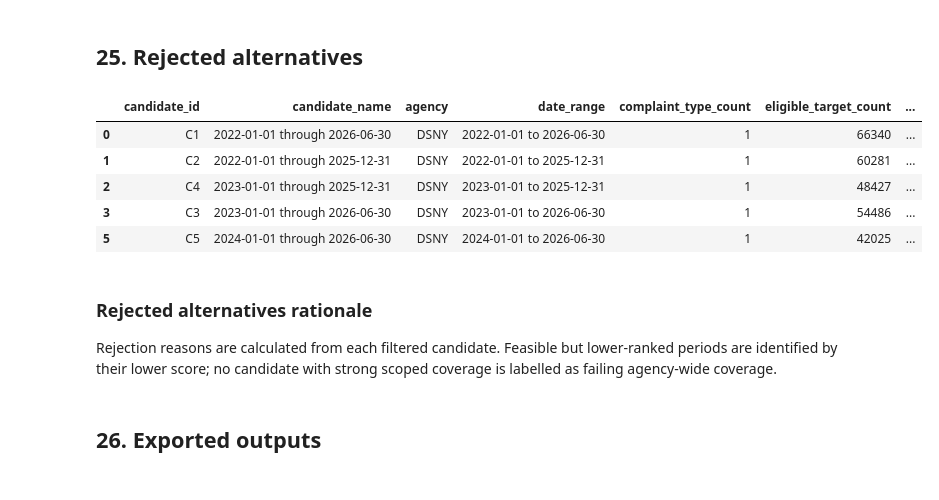
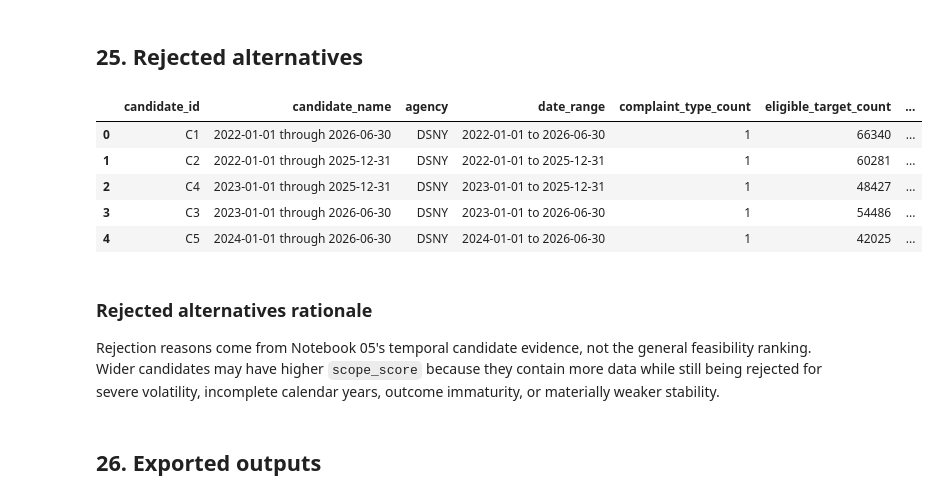
Before and after one commit to mmubashir95/urban-operations-intelligence-platform, a Jupyter notebook: notebooks/04_scope_selection.ipynb, the cells around one changed output. Drawn from its saved outputs; the diff is of its cells as text; code cells hidden in the pictures.

Commit message:
Unify final scope decision path

```diff
--- a/notebooks/04_scope_selection.ipynb
+++ b/notebooks/04_scope_selection.ipynb
@@ -62,6 +62,10 @@ from urban_ops.analysis.scope_selection import (
     validate_selected_scope_consistency,
     write_scope_decision,
 )
+from urban_ops.analysis.final_scope_selection import (
+    reconcile_final_scope,
+    validate_selected_scope_outputs,
+)
 from urban_ops.data.api_client import fetch_json_url
 from urban_ops.data.nyc_311_config import (
     API_ENDPOINT,
@@ -72,6 +76,7 @@ from urban_ops.utils.paths import ensure_report_directories, notebook_report_pat
 
 NOTEBOOK_SLUG = "04_scope_selection"
 REPORT_ROOT, TABLE_DIR, FIGURE_DIR = notebook_report_paths(NOTEBOOK_SLUG)
+_, TEMPORAL_TABLE_DIR, _ = notebook_report_paths("05_temporal_stability")
 SCOPE_DECISION_PATH = PROJECT_ROOT / "docs" / "scope_decision.md"
 
 ANALYSIS_START_DATE = "2020-01-01"
@@ -1148,43 +1175,69 @@ governance limitations remain.
 # %%
 rejected_scope_candidates = scope_candidate_scorecard.loc[
     scope_candidate_scorecard["candidate_id"] != selected_candidate["candidate_id"]
 ].copy()
+rejected_scope_candidates = rejected_scope_candidates.merge(
+    temporal_candidate_comparison[[
+        "start_date", "end_date", "decision_status", "decision_reasons",
+        "temporal_volatility_warning", "severe_temporal_volatility",
+        "outcome_immature_count", "selected",
+    ]],
+    on=["start_date", "end_date"],
+    how="left",
+    validate="one_to_one",
+)
+if rejected_scope_candidates["decision_status"].isna().any():
+    raise ValueError("Every rejected general candidate requires temporal evidence.")
 rejected_scope_candidates["date_range"] = (
     rejected_scope_candidates["start_date"].astype(str)
     + " to "
     + rejected_scope_candidates["end_date"].astype(str)
 )
-rejected_scope_candidates["decision"] = "Rejected alternative"
-rejected_scope_candidates["rejection_reasons"] = (
-    rejected_scope_candidates.apply(
-        lambda row: build_candidate_rejection_reasons(row.to_dict())
-        or "Lower scope score than selected feasible candidate",
-        axis=1,
-    )
+rejected_scope_candidates["decision"] = "Rejected by volatility-aware temporal analysis"
+
+def temporal_rejection_reasons(row: pd.Series) -> str:
+    """Explain rejection using only recorded temporal candidate evidence."""
+    reasons = []
+    if pd.notna(row["decision_reasons"]) and str(row["decision_reasons"]).strip():
+        reasons.append(str(row["decision_reasons"]))
+    end_date = pd.Timestamp(row["end_date"])
+    if (end_date.month, end_date.day) != (12, 31):
+        reasons.append("Includes an incomplete calendar year")
+    if int(row["outcome_immature_count"]) > 0:
+        reasons.append("Contains outcome-immature records")
+    if bool(row["temporal_volatility_warning"]) and not bool(row["severe_temporal_volatility"]):
+        reasons.append("Passes core feasibility gates but is materially less stable")
+    if not reasons:
+        reasons.append("Rejected by volatility-aware temporal analysis")
+    return " | ".join(dict.fromkeys(reasons))
+
+rejected_scope_candidates["rejection_reasons"] = rejected_scope_candidates.apply(
+    temporal_rejection_reasons, axis=1
 )
 rejected_scope_candidates = rejected_scope_candidates[[
     "candidate_id", "candidate_name", "agency", "date_range",
     "complaint_type_count", "eligible_target_count", "due_date_coverage",
     "closed_date_coverage", "missed_target_rate", "decision",
-    "rejection_reasons", "scope_score",
+    "decision_status", "rejection_reasons", "scope_score",
 ]]
 rejected_scope_candidates.to_csv(
     TABLE_DIR / "rejected_scope_candidates.csv", index=False
 )
 display(rejected_scope_candidates.round(4))
 # %% [output]
 |  | candidate_id | candidate_name | agency | date_range | complaint_type_count | eligible_target_count | ... |
 | 0 | C1 | 2022-01-01 through 2026-06-30 | DSNY | 2022-01-01 to 2026-06-30 | 1 | 66340 | ... |
 | 1 | C2 | 2022-01-01 through 2025-12-31 | DSNY | 2022-01-01 to 2025-12-31 | 1 | 60281 | ... |
 | 2 | C4 | 2023-01-01 through 2025-12-31 | DSNY | 2023-01-01 to 2025-12-31 | 1 | 48427 | ... |
 | 3 | C3 | 2023-01-01 through 2026-06-30 | DSNY | 2023-01-01 to 2026-06-30 | 1 | 54486 | ... |
-| 5 | C5 | 2024-01-01 through 2026-06-30 | DSNY | 2024-01-01 to 2026-06-30 | 1 | 42025 | ... |
+| 4 | C5 | 2024-01-01 through 2026-06-30 | DSNY | 2024-01-01 to 2026-06-30 | 1 | 42025 | ... |
 # %% [markdown]
 ### Rejected alternatives rationale
 
-Rejection reasons are calculated from each filtered candidate. Feasible but
-lower-ranked periods are identified by their lower score; no candidate with
-strong scoped coverage is labelled as failing agency-wide coverage.
+Rejection reasons come from Notebook 05's temporal candidate evidence, not the
+general feasibility ranking. Wider candidates may have higher `scope_score`
+because they contain more data while still being rejected for severe volatility,
+incomplete calendar years, outcome immaturity, or materially weaker stability.
 # %% [markdown]
 ## 26. Exported outputs
 # %%
```
Also changed, not shown: parts of 7 cells of this notebook, 5 other files.
